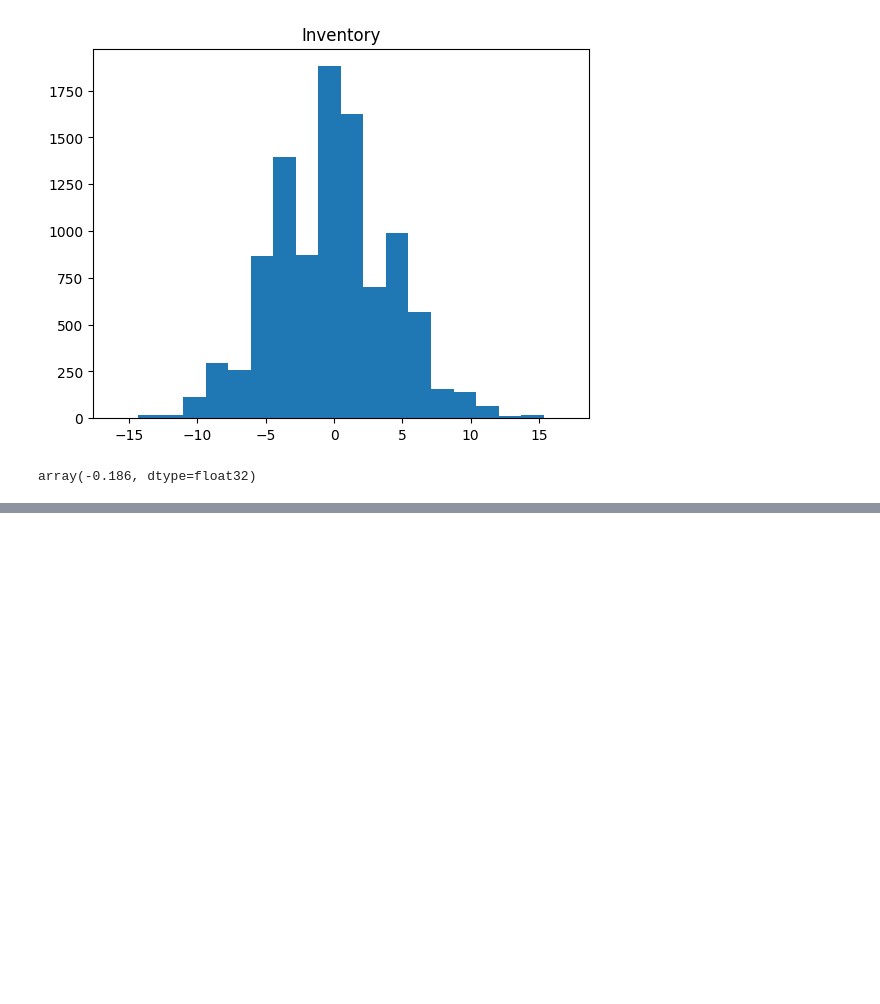
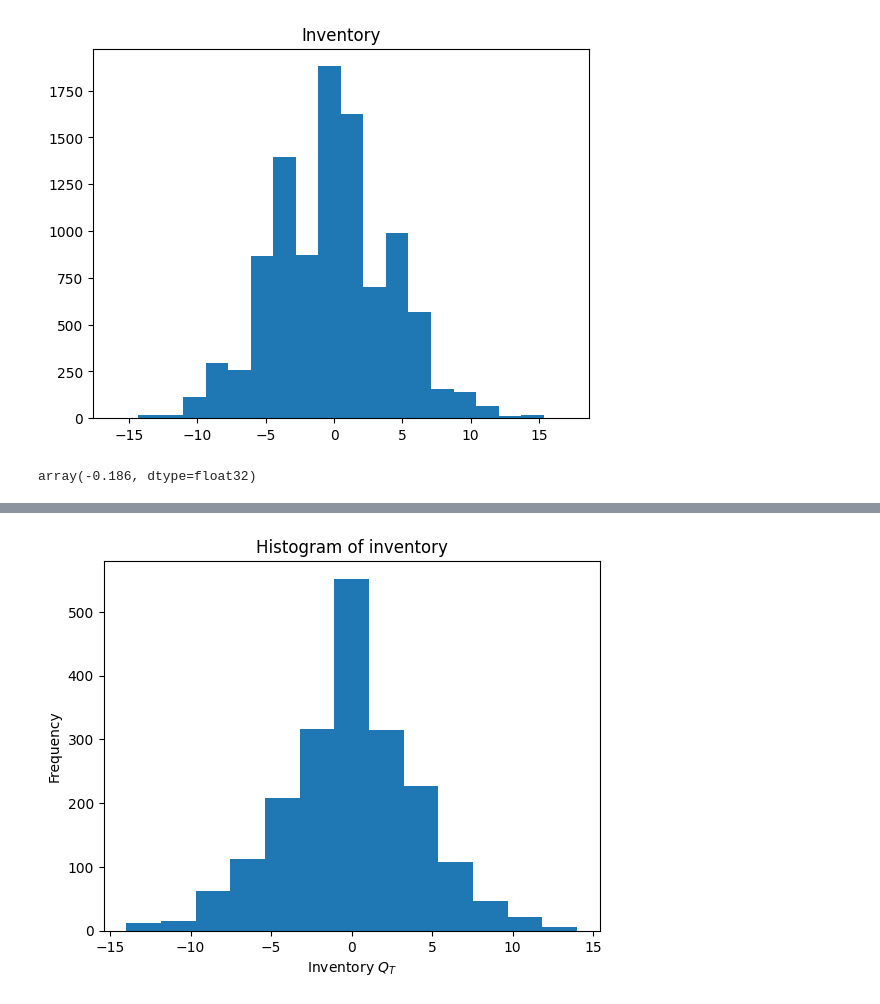
Before and after one commit to Galen-Cao/MIGS-VEGA-Project, a Jupyter notebook: Vega_sim.ipynb, the cells around one changed output, grey strips where cells are left out. Drawn from its saved outputs; the diff is of its cells as text; code cells hidden in the pictures; blank space fills up the shorter version.

```diff
--- a/Sim_Vega.ipynb
+++ b/Vega_sim.ipynb
@@ -339,0 +352,8 @@ plt.show()
+# %%
+plt.hist(x[:, -1, 3], bins=13)
+plt.title("Histogram of inventory")
+plt.xlabel("Inventory $Q_T$")
+plt.ylabel("Frequency")
+plt.show()
+# %% [output]
+[figure, added]
```
Also changed, not shown: parts of 7 cells of this notebook, 3 other files.
